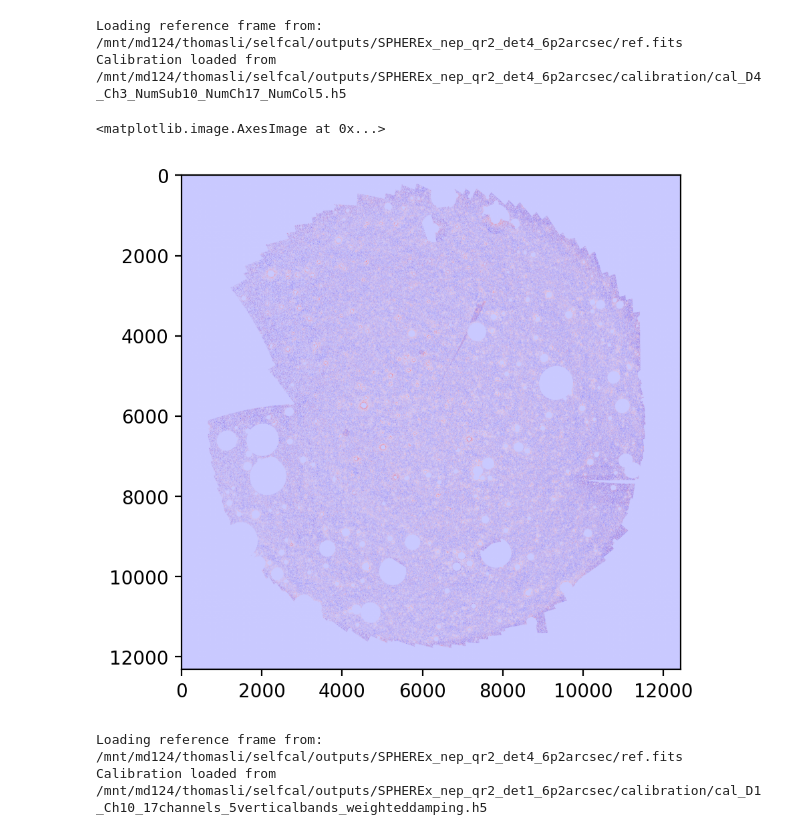
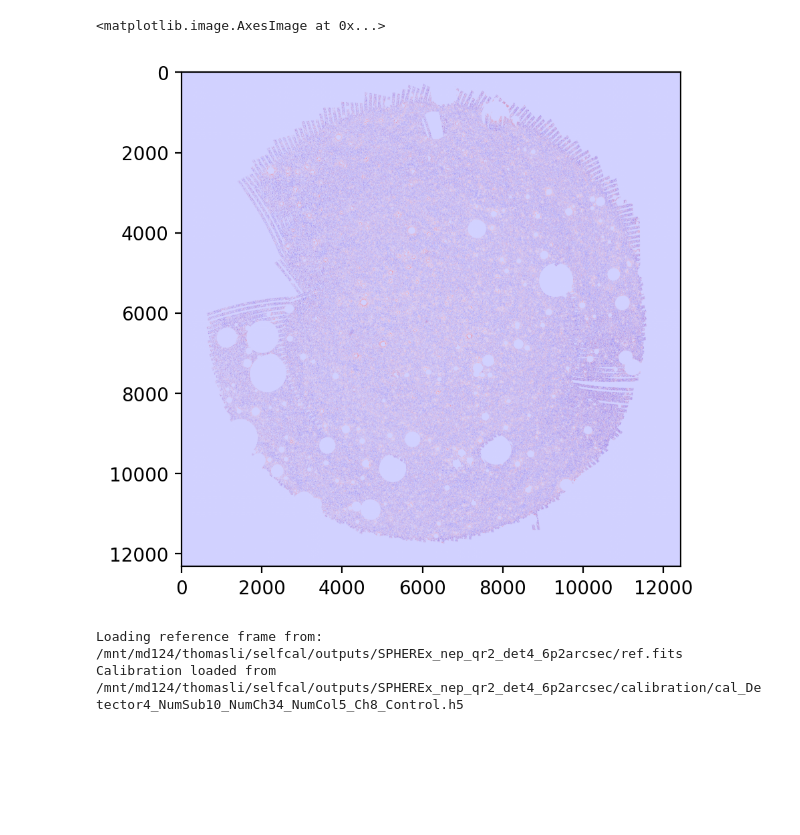
Before and after one commit to ThomasLiii/PySelfCal, a Jupyter notebook: notebooks/make_mosaics.ipynb, the cells around one changed output. Cells and saved outputs as stored; diff of their text form; code cells hidden in the pictures; blank space fills up the shorter version.

```diff
--- a/notebooks/make_mosaics.ipynb
+++ b/notebooks/make_mosaics.ipynb
@@ -93,0 +122,36 @@ cc.setup_lsqr(
+# %%
+print(f"Processing channel {job_name} for detector {frame_setting['Detector']}...")
+
+# Prepare inputs
+chunk_valid_mask_padded = channel_inputs['chunk_valid_mask_padded']
+chunk_valid_mask = channel_inputs['chunk_valid_mask']
+adj_info = compute_vertical_strip_adjacency(detector_inputs['det_chunk_map'], frame_setting['NumCol'])
+job_tag = f'{frame_setting_str}_{job_name}{FILE_SUFFIX}'
+cal_file = f'cal_{job_tag}.h5'
+mos_file = f"mosaic_{job_tag}.fits"
+
+# Calibration
+cc = PipelineWrapper.Calibrator(selfcal_config, chunk_map=detector_inputs['det_chunk_map'])
+cal_path = os.path.join(cc.config['cal_dir'], cal_file)
+# if os.path.exists(cal_path):
+#     print(f"Calibration file {cal_path} already exists. Skipping calibration and mosaicking for channel {job_name}.")
+# else:
+det_valid_mask = chunk_valid_mask_padded[detector_inputs['det_chunk_map']]
+det_valid_weight = fast_vertical_dist(det_valid_mask)
+det_valid_weight /= np.max(det_valid_weight)  # Normalize weights to [0, 1]
+# det_valid_weight[det_valid_mask>0] = 0.5 + 0.5 * det_valid_weight[det_valid_mask>0]  # Scale to [0.5, 1]
+cc.setup_lsqr(
+    apply_mask=calibration_setting['ApplyMask'],
+    apply_weight=calibration_setting['ApplyWeight'],
+    grid_valid_weight=det_valid_mask,
+    max_workers=50,
+    outlier_thresh=calibration_setting['OutlierThresh'],
+    ignore_list=calibration_setting['IgnoreList'],
+    oversample_factor=1,
+    batch_size=40,
+    offset_regularization=calibration_setting['OffsetRegularization'],
+    reg_weight=calibration_setting['RegWeight'],
+    adj_info=adj_info,
+    weighted_damping=calibration_setting['WeightedDamping'],
+    damp_weight=calibration_setting['DampWeight'],
+    )
@@ -107,6 +184,0 @@ plt.colorbar()
-# %%
-mm = PipelineWrapper.Mosaicker(config)
-mm.load_calibration('/mnt/md124/thomasli/selfcal/outputs/SPHEREx_nep_qr2_det4_6p2arcsec/calibration/cal_D4_Ch3_NumSub10_NumCh17_NumCol5.h5')
-# %% [output]
-Loading reference frame from: /mnt/md124/thomasli/selfcal/outputs/SPHEREx_nep_qr2_det4_6p2arcsec/ref.fits
-Calibration loaded from /mnt/md124/thomasli/selfcal/outputs/SPHEREx_nep_qr2_det4_6p2arcsec/calibration/cal_D4_Ch3_NumSub10_NumCh17_NumCol5.h5
@@ -115,8 +185,7 @@ vmin, vmax = np.nanpercentile(mm.S[np.nonzero(mm.S)], [1, 99])
-# %%
-plt.imshow(mm.S, vmin=vmin, vmax=vmax, cmap='bwr')
-# %% [output]
-<matplotlib.image.AxesImage at 0x...>
-[figure, removed]
 # %%
-# vmin, vmax = np.nanpercentile(cc.S[np.nonzero(cc.S)], [1, 99])
-# plt.imshow(cc.S, vmin=vmin, vmax=vmax)
+skymap = cc.get_skymap()
+vmin, vmax = np.nanpercentile(skymap[np.nonzero(skymap)], [1, 99])
+plt.imshow(skymap, vmin=vmin, vmax=vmax, cmap='bwr')
+# %% [output]
+<matplotlib.image.AxesImage at 0x...>
+[figure, added]
@@ -140,12 +192,15 @@ import numpy as np
-# %%
-cal_path = '/mnt/md124/thomasli/selfcal/outputs/SPHEREx_nep_qr2_det1_6p2arcsec/calibration/cal_D1_Ch10_17channels_5verticalbands_weighteddamping.h5'
-mm = PipelineWrapper.Mosaicker(config)
-mm.load_calibration(cal_path)
-# %% [output]
-Loading reference frame from: /mnt/md124/thomasli/selfcal/outputs/SPHEREx_nep_qr2_det4_6p2arcsec/ref.fits
-Calibration loaded from /mnt/md124/thomasli/selfcal/outputs/SPHEREx_nep_qr2_det1_6p2arcsec/calibration/cal_D1_Ch10_17channels_5verticalbands_weighteddamping.h5
 # %%
 partial_make_offset_map = partial(make_spherex_stripped_offset_map,
-                                  chunk_valid_mask=chunk_valid_mask,
-                                  lvf_params=lvf_params, r_edges=r_edges, x_edges=x_edges,
-                                  tot_subchannels=172, num_columns=5)
+                            chunk_valid_mask=chunk_valid_mask,
+                            lvf_params=detector_inputs['lvf_params'],
+                            r_edges=detector_inputs['r_edges'],
+                            x_edges=detector_inputs['x_edges'],
+                            tot_subchannels=frame_setting['NumSub']*frame_setting['NumCh']+2,
+                            num_columns=frame_setting['NumCol'],
+                            fill_invalid=True)
+
+mm = PipelineWrapper.Mosaicker(selfcal_config, chunk_map=detector_inputs['grid_chunk_map'])
+mm.load_calibration(cal_path=cal_path)
+# %% [output]
+Loading reference frame from: /mnt/md124/thomasli/selfcal/outputs/SPHEREx_nep_qr2_det4_6p2arcsec/ref.fits
+Calibration loaded from /mnt/md124/thomasli/selfcal/outputs/SPHEREx_nep_qr2_det4_6p2arcsec/calibration/cal_Detector4_NumSub10_NumCh34_NumCol5_Ch8_Control.h5
```
Also changed, not shown: parts of 27 cells of this notebook, 2 other files.
